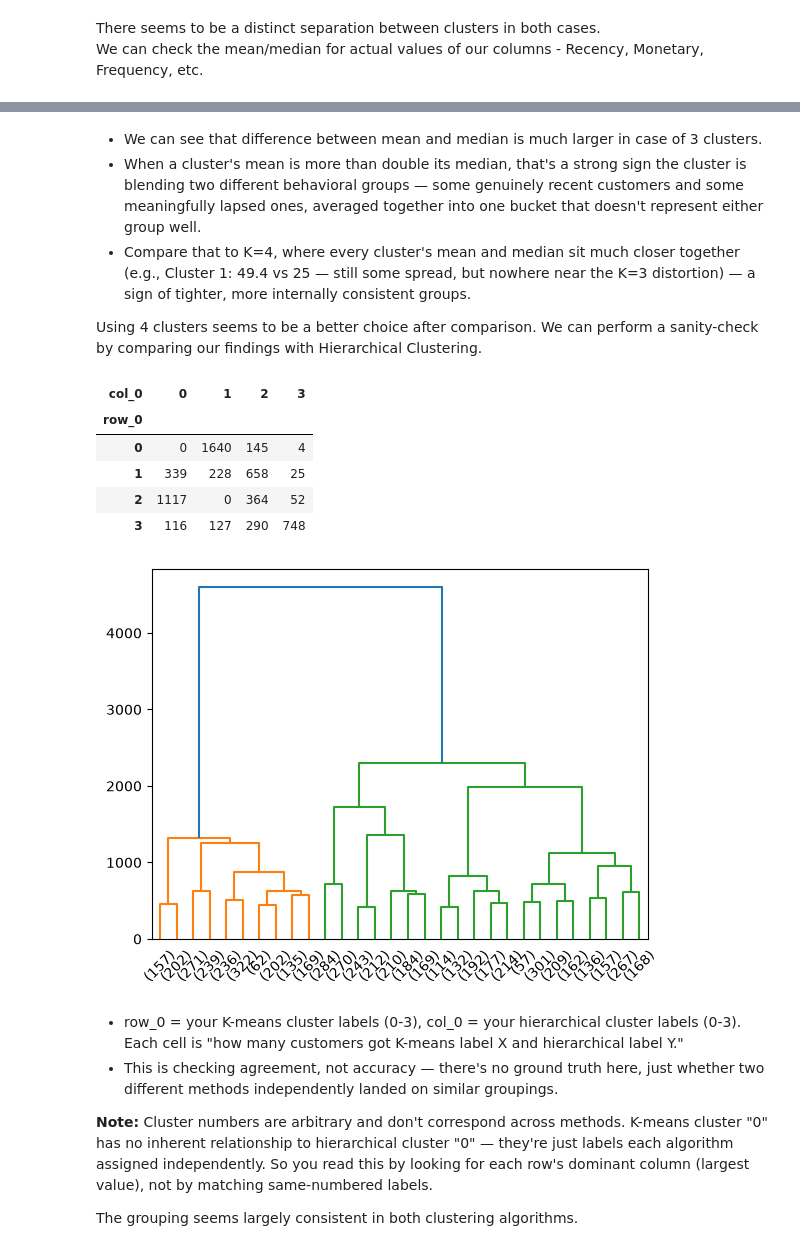
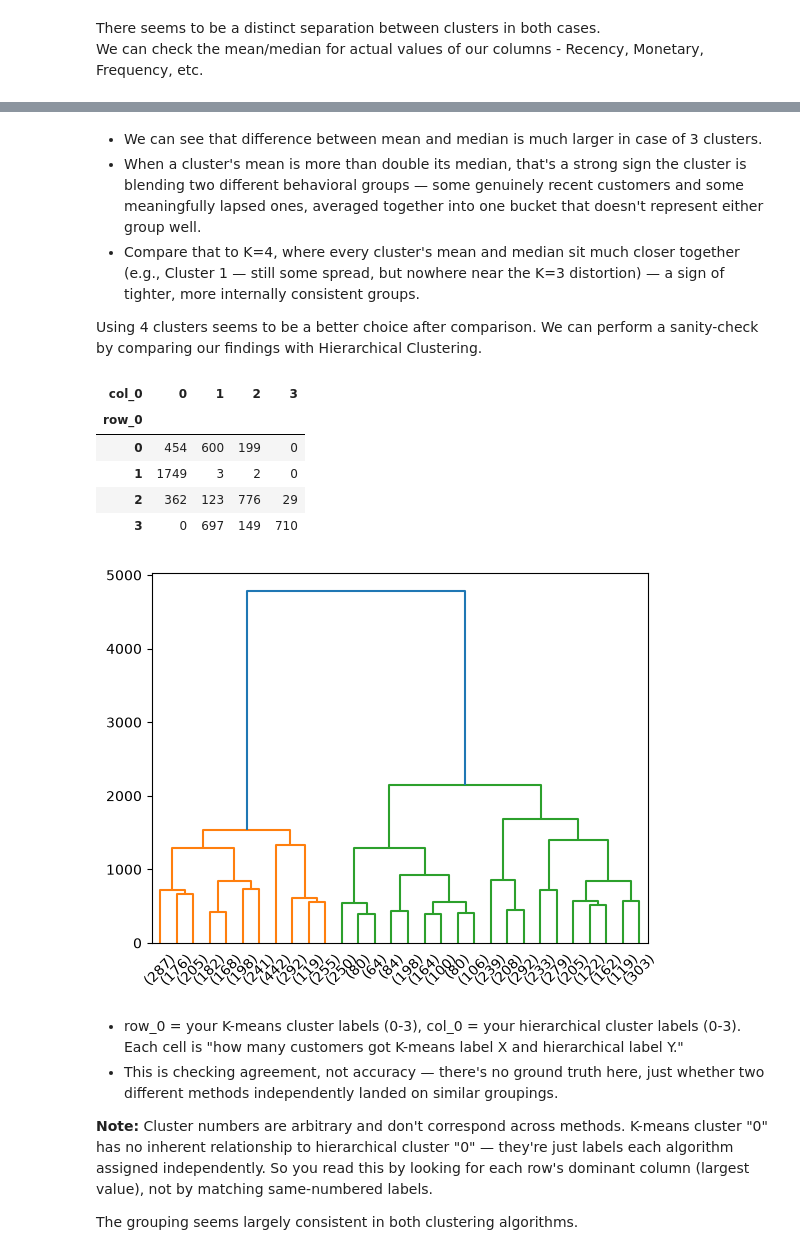
Before and after one commit to Mansi-Jadhav/Customer-Analytics, a Jupyter notebook: 03_RFM_Clustering.ipynb, the cells around one changed output, grey strips where cells are left out. Cells and saved outputs as stored; diff of their text form; code cells hidden in the pictures.

```diff
--- a/03_RFM_Clustering.ipynb
+++ b/03_RFM_Clustering.ipynb
@@ -159,7 +188,7 @@ tenure_df = customer_df.groupby(['CustomerID'], as_index=False)['InvoiceDate'].m
 tenure_df.columns = ['CustomerID', 'FirstPurchaseDate']
 recent_date = customer_df['InvoiceDate'].max() + timedelta(days=1)
 tenure_df['Tenure'] = tenure_df['FirstPurchaseDate'].apply(lambda x: (recent_date-x).days)
-tenure_df['Tenure_rank'] = tenure_df['Tenure'].rank(ascending=False)
+tenure_df['Tenure_rank'] = tenure_df['Tenure'].rank(ascending=True)
 tenure_df['Tenure_rank_norm'] = (tenure_df['Tenure_rank'] / tenure_df['Tenure_rank'].max()) * 100
 tenure_df.drop(['FirstPurchaseDate', 'Tenure_rank'], axis=1, inplace=True)
 segmentation_df = rfm_df.merge(tenure_df, on='CustomerID')
@@ -179,7 +208,7 @@ AOV is the average amount of money a customer spends ot a time.
 order_revenue = customer_df.groupby(['CustomerID', 'Invoice'], as_index=False)['Revenue'].sum()
 avg_df = order_revenue.groupby('CustomerID', as_index=False)['Revenue'].mean()
 avg_df.columns = ['CustomerID', 'AvgOrderValue']
-avg_df['AOV_rank'] = avg_df['AvgOrderValue'].rank(ascending=False)
+avg_df['AOV_rank'] = avg_df['AvgOrderValue'].rank(ascending=True)
 avg_df['AOV_rank_norm'] = (avg_df['AOV_rank'] / avg_df['AOV_rank'].max()) * 100
 segmentation_df = segmentation_df.merge(avg_df, on='CustomerID').drop('AOV_rank', axis=1)
 segmentation_df.head()
@@ -198,7 +227,7 @@ This helps us understand the product diversity in our dataset.
 # %%
 unique_df = customer_df.groupby(['CustomerID'], as_index=False)['StockCode'].nunique()
 unique_df.columns = ['CustomerID', 'Diversity']
-unique_df['Diversity_rank'] = unique_df['Diversity'].rank(ascending=False)
+unique_df['Diversity_rank'] = unique_df['Diversity'].rank(ascending=True)
 unique_df['Diversity_rank_norm'] = (unique_df['Diversity_rank'] / unique_df['Diversity_rank'].max()) * 100
 segmentation_df = segmentation_df.merge(unique_df, on='CustomerID').drop('Diversity_rank', axis=1)
 segmentation_df.head()
@@ -323,31 +353,35 @@ segmentation_df.groupby('Clusters_4')[['Recency','Frequency','Monetary','AvgOrde
 # %% [markdown]
 - We can see that difference between mean and median is much larger in case of 3 clusters.
 - When a cluster's mean is more than double its median, that's a strong sign the cluster is blending two different behavioral groups — some genuinely recent customers and some meaningfully lapsed ones, averaged together into one bucket that doesn't represent either group well.
-- Compare that to K=4, where every cluster's mean and median sit much closer together (e.g., Cluster 1: 49.4 vs 25 — still some spread, but nowhere near the K=3 distortion) — a sign of tighter, more internally consistent groups.
+- Compare that to K=4, where every cluster's mean and median sit much closer together (e.g., Cluster 1 — still some spread, but nowhere near the K=3 distortion) — a sign of tighter, more internally consistent groups.
 
 Using 4 clusters seems to be a better choice after comparison. We can perform a sanity-check by comparing our findings with Hierarchical Clustering.
 # %%
 from scipy.cluster.hierarchy import dendrogram, linkage
 from sklearn.cluster import AgglomerativeClustering
 
 # Quick dendrogram for visual sanity check
 Z = linkage(X, method='ward')
 dendrogram(Z, truncate_mode='lastp', p=30)
 
 # Compare cluster assignment agreement with K-means
 hier = AgglomerativeClustering(n_clusters=4, linkage='ward')
 hier_labels = hier.fit_predict(X)
 
+# K-means
+kmeans_4 = KMeans(n_clusters=4, max_iter=40, random_state=42).fit(X)
+clusters = kmeans_4.labels_
+
 # Cross-tab against your K-means labels to see how much they agree
 pd.crosstab(clusters, hier_labels)
 # %% [output]
 | col_0 | 0 | 1 | 2 | 3 |
 | row_0 |  |  |  |  |
-| 0 | 0 | 1640 | 145 | 4 |
-| 1 | 339 | 228 | 658 | 25 |
-| 2 | 1117 | 0 | 364 | 52 |
-| 3 | 116 | 127 | 290 | 748 |
+| 0 | 454 | 600 | 199 | 0 |
+| 1 | 1749 | 3 | 2 | 0 |
+| 2 | 362 | 123 | 776 | 29 |
+| 3 | 0 | 697 | 149 | 710 |
-[figure, old version]
+[figure, new version]
 # %% [markdown]
 - row_0 = your K-means cluster labels (0-3), col_0 = your hierarchical cluster labels (0-3).
 Each cell is "how many customers got K-means label X and hierarchical label Y."
```
Also changed, not shown: parts of 45 cells of this notebook.
